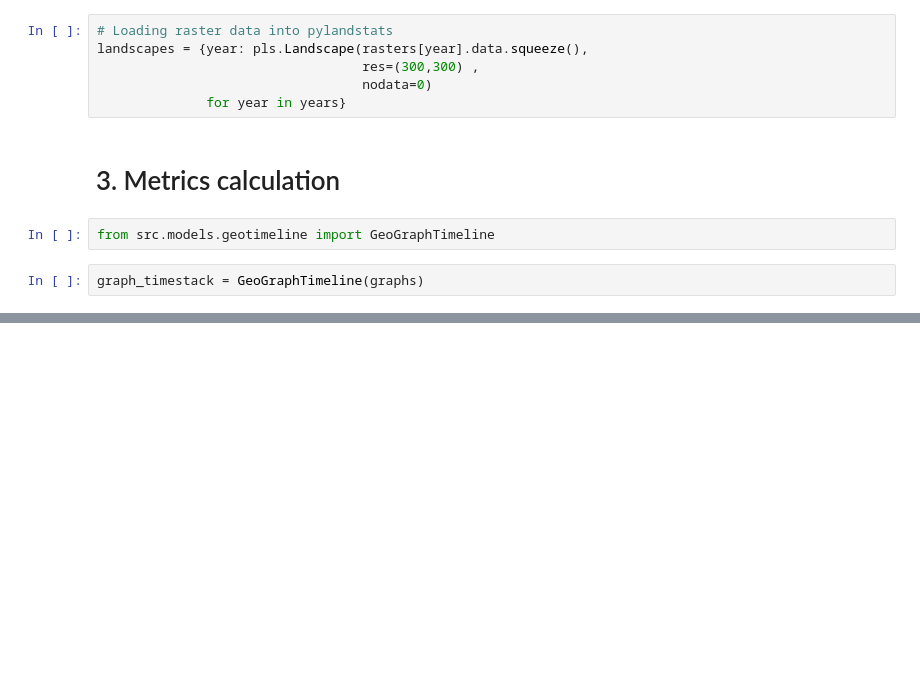
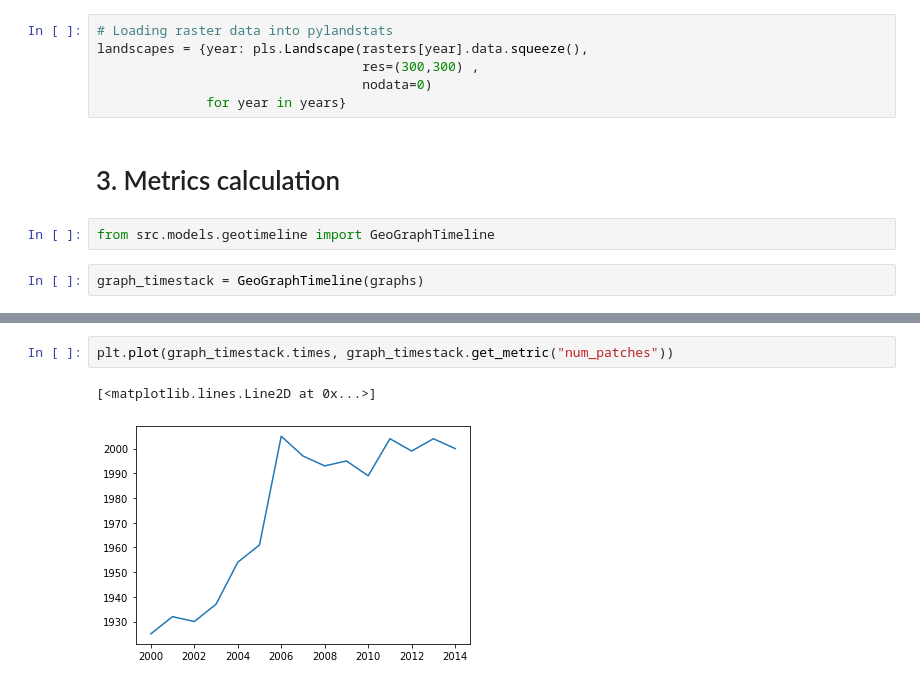
Before and after one commit to ai4er-cdt/geograph, a Jupyter notebook: notebooks/exploratory/3-demo-landscape-timeseries-metrics.ipynb, the cells around one changed output, grey strips where cells are left out. Cells and saved outputs as stored; diff of their text form; blank space fills up the shorter version.

```diff
--- a/notebooks/exploratory/3-demo-landscape-timeseries-metrics.ipynb
+++ b/notebooks/exploratory/3-demo-landscape-timeseries-metrics.ipynb
@@ -83,0 +111,5 @@ graph_timestack.get_metric(total_area)
+# %%
+plt.plot(graph_timestack.times, graph_timestack.get_metric("num_patches"))
+# %% [output]
+[<matplotlib.lines.Line2D at 0x...>]
+[figure, added]
```
Also changed, not shown: parts of 5 cells of this notebook, 1 other file.
